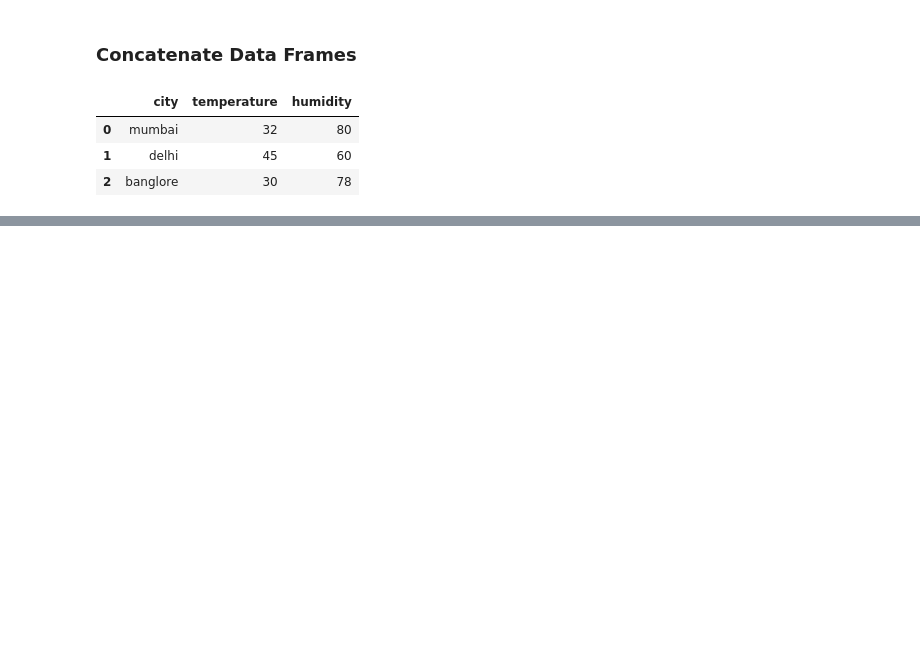
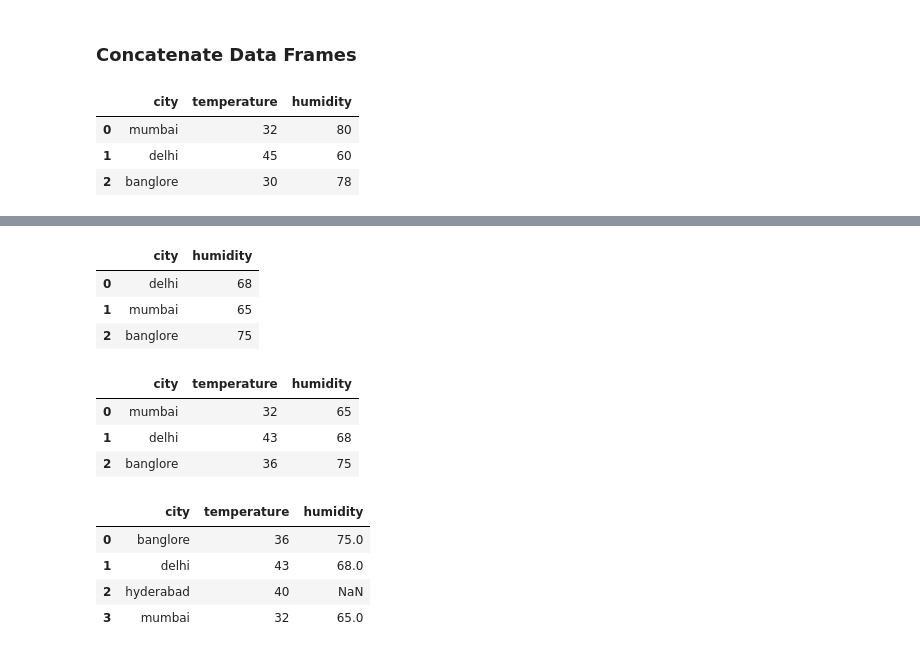
Before and after one commit to HarshitaKoshta/Python-For-Data-Science, a Jupyter notebook: PANDAS/Pandas_DataFrame.ipynb, the cells around one changed output, grey strips where cells are left out. Cells and saved outputs as stored; diff of their text form; code cells hidden in the pictures; blank space fills up the shorter version.

```diff
--- a/PANDAS/Pandas_DataFrame.ipynb
+++ b/PANDAS/Pandas_DataFrame.ipynb
@@ -296,0 +345,5 @@ indian_weather
+# %%
+temperature_df = pd.DataFrame({
+    "city": ["mumbai","delhi","banglore","hyderabad"],
+    "temperature": [32,43,36,40]})
+temperature_df
@@ -296,0 +356,28 @@ indian_weather
+# %%
+humidity_df = pd.DataFrame({
+    "city": ["delhi","mumbai","banglore"],
+    "humidity": [68, 65, 75]})
+humidity_df
+# %% [output]
+|  | city | humidity |
+| 0 | delhi | 68 |
+| 1 | mumbai | 65 |
+| 2 | banglore | 75 |
+# %%
+#merge two dataframes with out explicity mention index
+df = pd.merge(temperature_df, humidity_df, on ='city')
+df
+# %% [output]
+|  | city | temperature | humidity |
+| 0 | mumbai | 32 | 65 |
+| 1 | delhi | 43 | 68 |
+| 2 | banglore | 36 | 75 |
+# %%
+df = pd.merge(temperature_df, humidity_df, on ='city', how='outer')
+df
+# %% [output]
+|  | city | temperature | humidity |
+| 0 | banglore | 36 | 75.0 |
+| 1 | delhi | 43 | 68.0 |
+| 2 | hyderabad | 40 | NaN |
+| 3 | mumbai | 32 | 65.0 |
```
Also changed, not shown: parts of 12 cells of this notebook.
